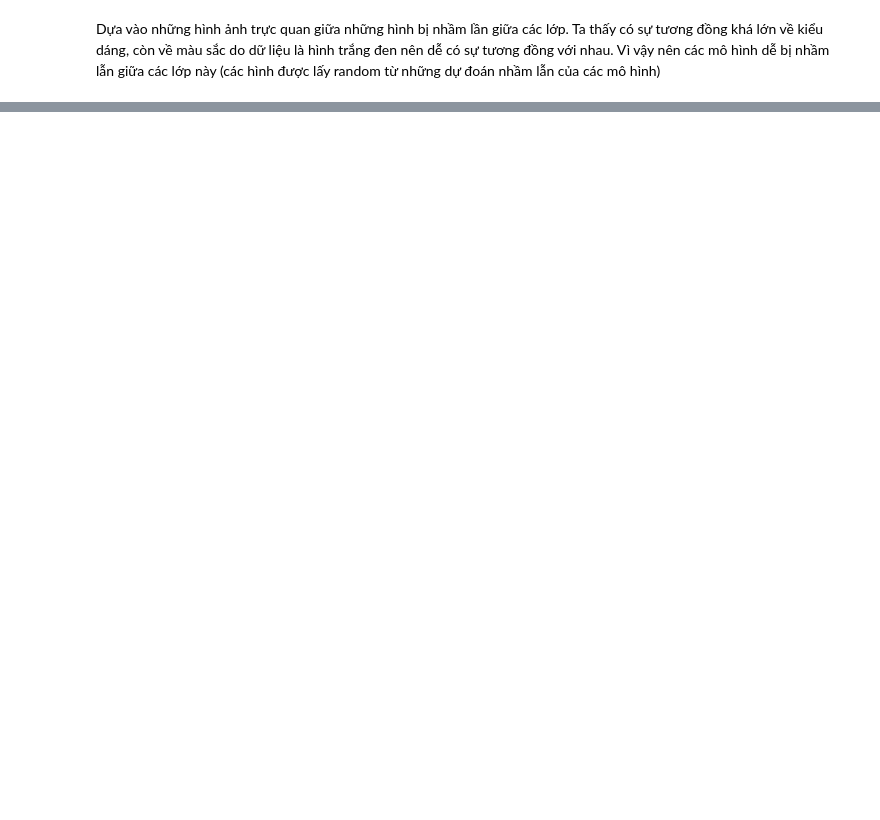
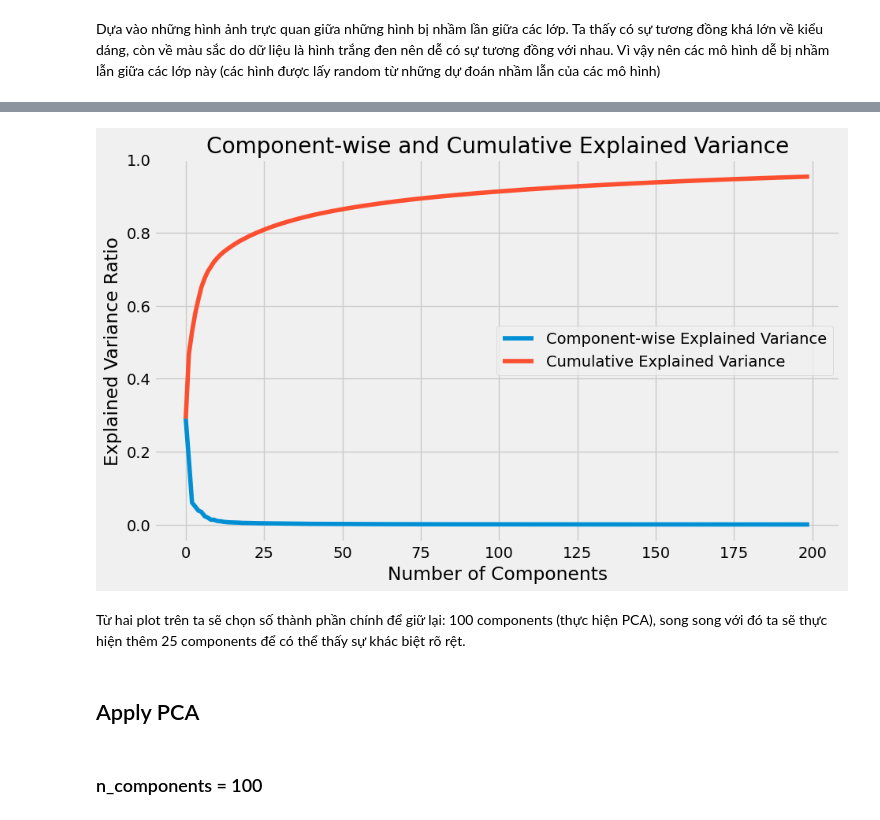
Before and after one commit to LeeTunMT/Team_Lab1_PR, a Jupyter notebook: model.ipynb, the cells around one changed output, grey strips where cells are left out. Cells and saved outputs as stored; diff of their text form; code cells hidden in the pictures; blank space fills up the shorter version.

Commit message:
apply pca

```diff
--- a/model.ipynb
+++ b/model.ipynb
@@ -992,0 +1124,19 @@ Dựa vào những hình ảnh trực quan giữa những hình bị nhầm lầ
+# %%
+# Vẽ biểu đồ
+plt.figure(figsize=(10, 6))
+plt.plot(range(200), explained_variance_ratio, label="Component-wise Explained Variance")
+plt.plot(range(200), cumulative_variance_ratio, label="Cumulative Explained Variance")
+plt.title("Component-wise and Cumulative Explained Variance")
+plt.xlabel("Number of Components")
+plt.ylabel("Explained Variance Ratio")
+plt.grid(True)
+plt.legend()
+plt.show()
+# %% [output]
+[figure, added]
+# %% [markdown]
+Từ hai plot trên ta sẽ chọn số thành phần chính để giữ lại: 100 components (thực hiện PCA), song song với đó ta sẽ thực hiện thêm 25 components để có thể thấy sự khác biệt rõ rệt.
+# %% [markdown]
+## Apply PCA
+# %% [markdown]
+### n_components = 100
```
Also changed, not shown: parts of 85 cells of this notebook.
